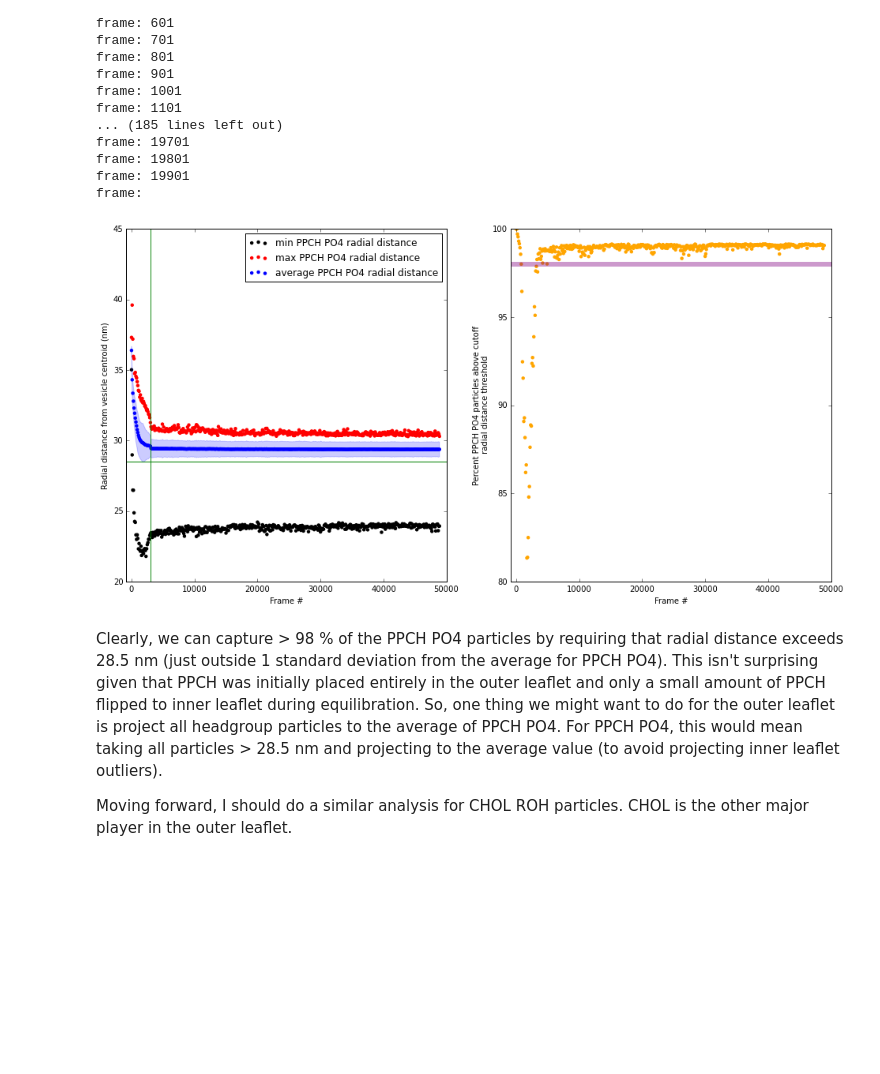
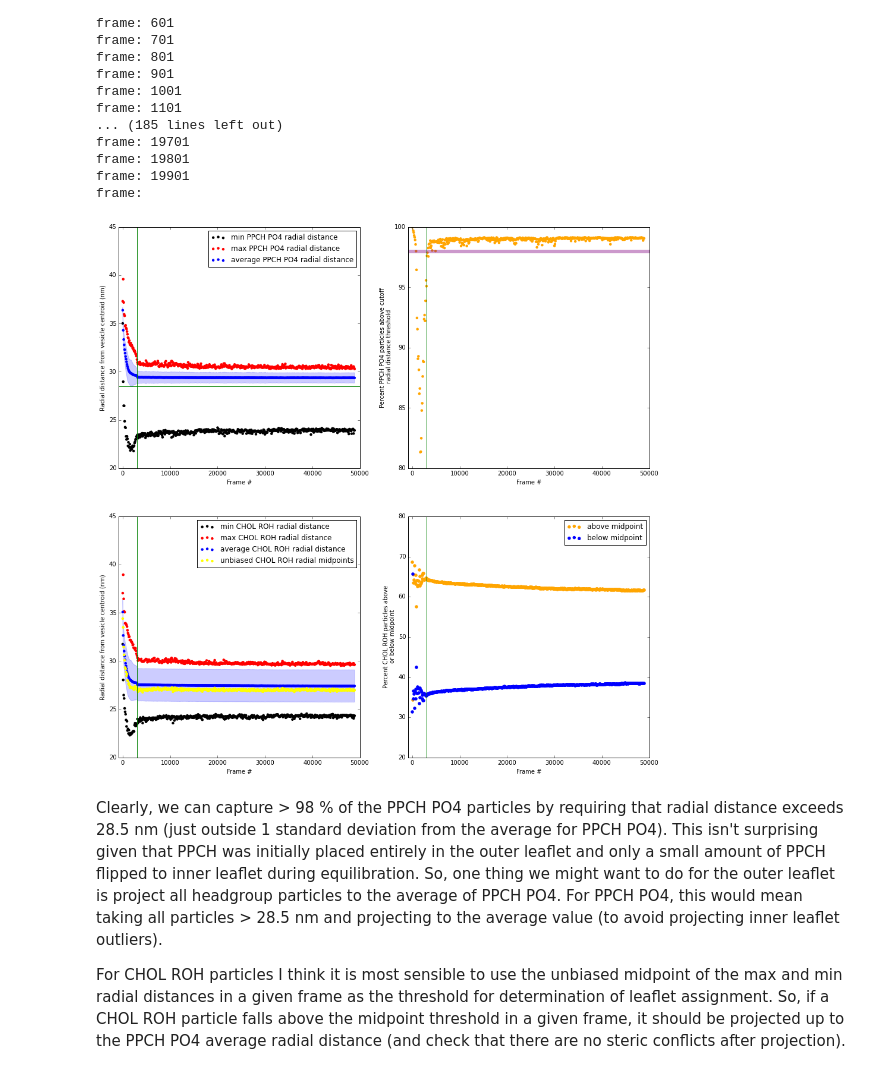
Before and after one commit to tylerjereddy/viral_voronoi_analysis, a Jupyter notebook: spherical_Voronoi_virus_analysis.ipynb, the cells around one changed output. Cells and saved outputs as stored; diff of their text form; code cells hidden in the pictures; blank space fills up the shorter version.

Commit message:
-spherical_Voronoi_virus_analysis.ipynb: -working on early stages of spherical Voronoi analysis of flu vesicle simulation -expanded initial analysis to include CHOL ROH particles

```diff
--- a/spherical_Voronoi_virus_analysis.ipynb
+++ b/spherical_Voronoi_virus_analysis.ipynb
@@ -87,36 +122,66 @@ frame:
 # %%
 #plot the testing data produced above:
 array_min_PPCH_PO4_radial_distances = numpy.array(list_min_PPCH_PO4_distances) / 10.0 #convert to nm
 array_max_PPCH_PO4_radial_distances = numpy.array(list_max_PPCH_PO4_distances) / 10.0 #convert to nm
 array_average_PPCH_PO4_radial_distances = numpy.array(list_average_PPCH_PO4_distances) / 10.0 #convert to nm
 array_std_dev_PPCH_PO4_radial_distances = numpy.array(list_std_dev_PPCH_PO4_distances) / 10.0 #convert to nm
 array_frame_numbers = numpy.array(list_frame_numbers)
 array_percent_PPCH_PO4_above_threshold = numpy.array(list_PPCH_percent_above_treshold)
 fig1 = plt.figure()
-ax = fig1.add_subplot('121')
+ax = fig1.add_subplot('221')
 ax.scatter(array_frame_numbers,array_min_PPCH_PO4_radial_distances,label='min PPCH PO4 radial distance',c='black',edgecolor='None')
 ax.scatter(array_frame_numbers,array_max_PPCH_PO4_radial_distances,label='max PPCH PO4 radial distance',c='red',edgecolor='None')
 ax.scatter(array_frame_numbers,array_average_PPCH_PO4_radial_distances,label='average PPCH PO4 radial distance',c='blue',edgecolor='None')
 ax.fill_between(array_frame_numbers,array_average_PPCH_PO4_radial_distances-array_std_dev_PPCH_PO4_radial_distances,array_average_PPCH_PO4_radial_distances+array_std_dev_PPCH_PO4_radial_distances,color='blue',alpha=0.2) #show the standard deviation about the mean PPCH PO4 OD values
 ax.set_xlabel('Frame #')
 ax.set_ylabel('Radial distance from vesicle centroid (nm)')
 ax.legend()
 ax.axhline(y=threshold/10.,xmin=0,xmax=50000,c='green') #radial distance values above this threshold should capture most of the PPCH PO4 particles (within 1 std dev of the mean)
 ax.axvline(x=3000,ymin=0,ymax=1,c='green') #300 ns (3000 frame) equilibration line -- where the holes have sealed and the OD is stable
 #now, use a second plot to track the % of PPCH PO4 particles that fall above the assigned radial distance threshold
 ax.set_ylim(20,45)
 ax.set_xlim(-900,50000)
-ax2 = fig1.add_subplot('122')
+ax2 = fig1.add_subplot('222')
 ax2.scatter(array_frame_numbers,array_percent_PPCH_PO4_above_threshold,color='orange',edgecolor='None')
 ax2.set_xlabel('Frame #')
 ax2.set_ylabel('Percent PPCH PO4 particles above cutoff\n radial distance threshold')
 ax2.axhline(y=98.0,xmin=0,xmax=50000,c='purple',lw=6,alpha=0.4) #98% of PPCH PO4 particles
+ax2.axvline(x=3000,ymin=0,ymax=1,c='green') #300 ns (3000 frame) equilibration line -- where the holes have sealed and the OD is stable
 ax2.set_ylim(80,100.0)
 ax2.set_xlim(-900,50000)
-fig1.set_size_inches(16,8)
+
+#now, CHOL-related plots in the second row
+array_min_CHOL_ROH_radial_distances = numpy.array(list_min_CHOL_ROH_distances)/ 10.
+array_max_CHOL_ROH_radial_distances = numpy.array(list_max_CHOL_ROH_distances)/ 10.
+array_average_CHOL_ROH_radial_distances = numpy.array(list_average_CHOL_ROH_distances)/ 10.
+array_std_dev_CHOL_ROH_radial_distances = numpy.array(list_std_dev_CHOL_ROH_distances)/ 10.
+array_CHOL_ROH_unbiased_midpoint_distances = numpy.array(list_CHOL_ROH_midpoint_distances) / 10.
+array_CHOL_ROH_percent_above_midpoint_threshold = numpy.array(list_CHOL_ROH_percent_above_threshold)
+array_CHOL_ROH_percent_below_midpoint_threshold = numpy.array(list_CHOL_ROH_percent_below_threshold)
+
+ax3 = fig1.add_subplot('223')
+ax3.scatter(array_frame_numbers,array_min_CHOL_ROH_radial_distances,label='min CHOL ROH radial distance',c='black',edgecolor='None')
+ax3.scatter(array_frame_numbers,array_max_CHOL_ROH_radial_distances,label='max CHOL ROH radial distance',c='red',edgecolor='None')
+ax3.scatter(array_frame_numbers,array_average_CHOL_ROH_radial_distances,label='average CHOL ROH radial distance',c='blue',edgecolor='None')
+ax3.fill_between(array_frame_numbers,array_average_CHOL_ROH_radial_distances-array_std_dev_CHOL_ROH_radial_distances,array_average_CHOL_ROH_radial_distances+array_std_dev_CHOL_ROH_radial_distances,color='blue',alpha=0.2) #show the standard deviation about the mean CHOL ROH OD values
+ax3.scatter(array_frame_numbers,array_CHOL_ROH_unbiased_midpoint_distances,label='unbiased CHOL ROH radial midpoints',c='yellow',edgecolor='None')
+ax3.axvline(x=3000,ymin=0,ymax=1,c='green') #300 ns (3000 frame) equilibration line -- where the holes have sealed and the OD is stable
+ax3.set_xlim(-900,50000)
+ax3.set_xlabel('Frame #')
+ax3.set_ylabel('Radial distance from vesicle centroid (nm)')
+ax3.legend()
+ax4 = fig1.add_subplot('224')
+ax4.scatter(array_frame_numbers,array_CHOL_ROH_percent_above_midpoint_threshold,label='above midpoint',color='orange')
+ax4.scatter(array_frame_numbers,array_CHOL_ROH_percent_below_midpoint_threshold,label='below midpoint',color='blue')
+ax4.axvline(x=3000,ymin=0,ymax=1,c='green') #300 ns (3000 frame) equilibration line -- where the holes have sealed and the OD is stable
+ax4.set_ylabel('Percent CHOL ROH particles above\n or below midpoint')
+ax4.set_xlabel('Frame #')
+ax4.set_xlim(-900,50000)
+ax4.legend()
+fig1.set_size_inches(16,16)
 # %% [output]
-[figure, old version]
+[figure, new version]
 # %% [markdown]
 Clearly, we can capture > 98 % of the PPCH PO4 particles by requiring that radial distance exceeds 28.5 nm (just outside 1 standard deviation from the average for PPCH PO4). This isn't surprising given that PPCH was initially placed entirely in the outer leaflet and only a small amount of PPCH flipped to inner leaflet during equilibration. So, one thing we might want to do for the outer leaflet is project all headgroup particles to the average of PPCH PO4. For PPCH PO4, this would mean taking all particles > 28.5 nm and projecting to the average value (to avoid projecting inner leaflet outliers).
 
-Moving forward, I should do a similar analysis for CHOL ROH particles. CHOL is the other major player in the outer leaflet.
+For CHOL ROH particles I think it is most sensible to use the unbiased midpoint of the max and min radial distances in a given frame as the threshold for determination of leaflet assignment. So, if a CHOL ROH particle falls above the midpoint threshold in a given frame, it should be projected up to the PPCH PO4 average radial distance (and check that there are no steric conflicts after projection).
```
Also changed, not shown: parts of 1 cell of this notebook.
